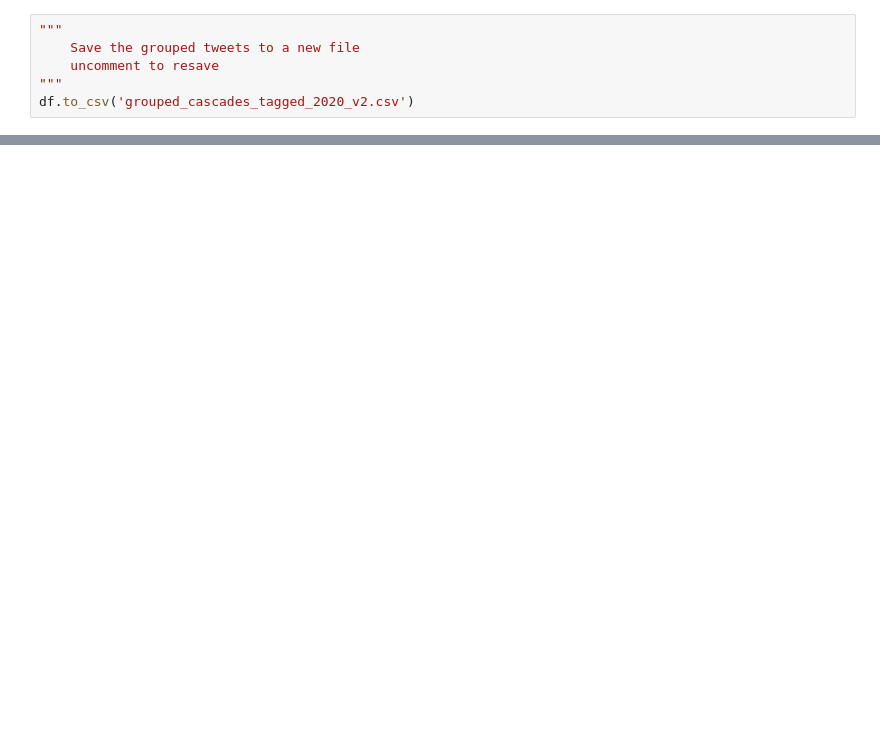
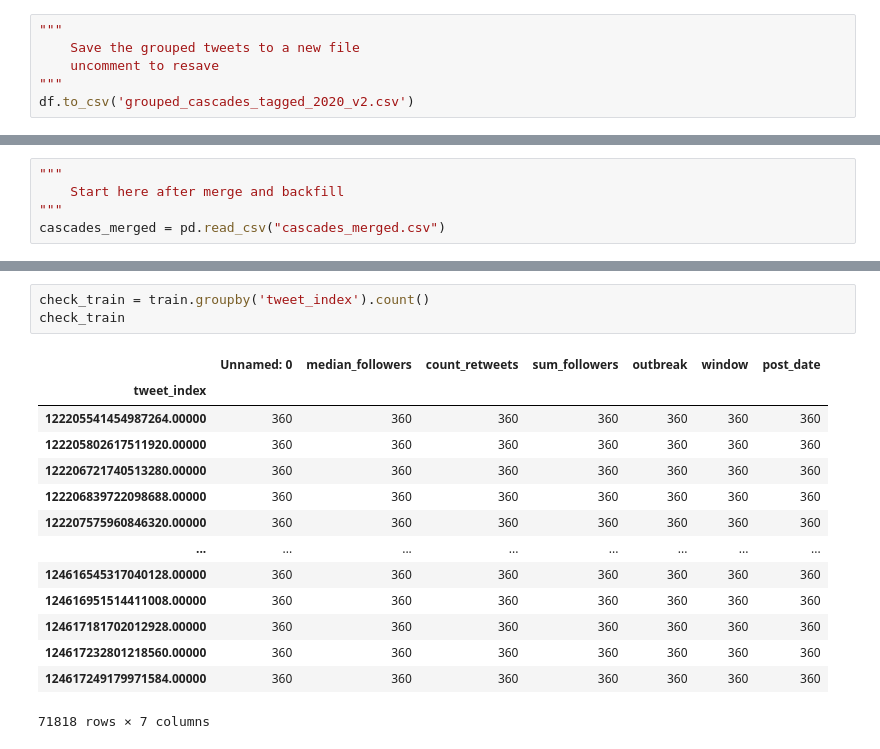
Before and after one commit to Carrie0302/CacadeOutbreakFakeNews, a Jupyter notebook: Seismic Data.ipynb, the cells around one changed output, grey strips where cells are left out. Drawn from its saved outputs; the diff is of its cells as text; blank space fills up the shorter version.

```diff
--- a/Seismic Data.ipynb
+++ b/Seismic Data.ipynb
@@ -540,0 +358,5 @@ print(states.eval(feed_dict={X: X_batch}))
+# %%
+"""
+    Start here after merge and backfill
+"""
+cascades_merged = pd.read_csv("cascades_merged.csv")
@@ -540,0 +399,18 @@ print(states.eval(feed_dict={X: X_batch}))
+# %%
+check_train = train.groupby('tweet_index').count()
+check_train
+# %% [output]
+|  | Unnamed: 0 | median_followers | count_retweets | sum_followers | outbreak | window | post_date |
+| tweet_index |  |  |  |  |  |  |  |
+| 122205541454987264.00000 | 360 | 360 | 360 | 360 | 360 | 360 | 360 |
+| 122205802617511920.00000 | 360 | 360 | 360 | 360 | 360 | 360 | 360 |
+| 122206721740513280.00000 | 360 | 360 | 360 | 360 | 360 | 360 | 360 |
+| 122206839722098688.00000 | 360 | 360 | 360 | 360 | 360 | 360 | 360 |
+| 122207575960846320.00000 | 360 | 360 | 360 | 360 | 360 | 360 | 360 |
+| ... | ... | ... | ... | ... | ... | ... | ... |
+| 124616545317040128.00000 | 360 | 360 | 360 | 360 | 360 | 360 | 360 |
+| 124616951514411008.00000 | 360 | 360 | 360 | 360 | 360 | 360 | 360 |
+| 124617181702012928.00000 | 360 | 360 | 360 | 360 | 360 | 360 | 360 |
+| 124617232801218560.00000 | 360 | 360 | 360 | 360 | 360 | 360 | 360 |
+| 124617249179971584.00000 | 360 | 360 | 360 | 360 | 360 | 360 | 360 |
+71818 rows × 7 columns
```
Also changed, not shown: parts of 87 cells of this notebook.
